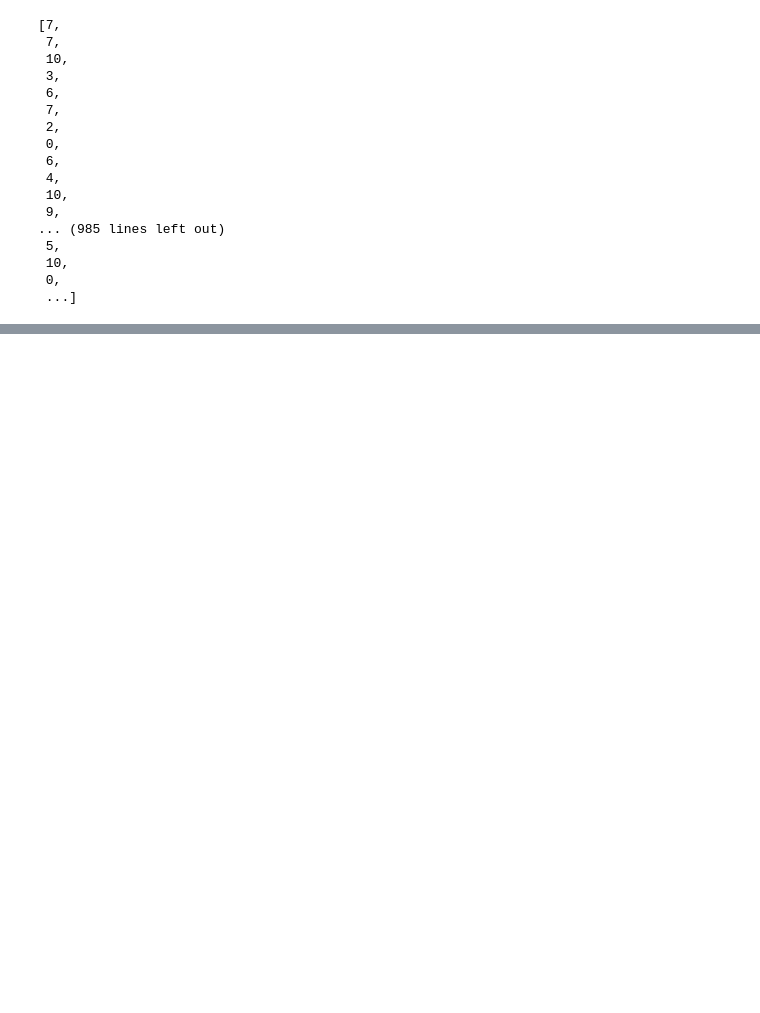
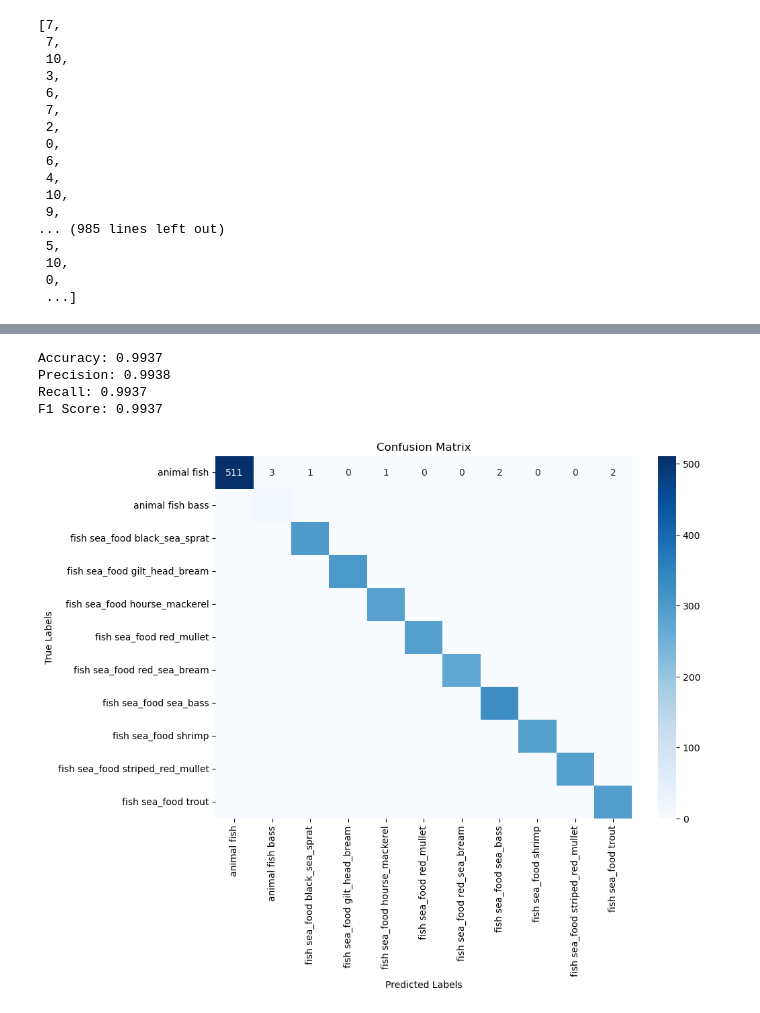
Before and after one commit to Ragnor16/FIsh-classification, a Jupyter notebook: fish.ipynb, the cells around one changed output, grey strips where cells are left out. Saved outputs shown, nothing was run; the diff lists cells and outputs as text; code cells hidden in the pictures; blank space fills up the shorter version.

```diff
--- a/fish.ipynb
+++ b/fish.ipynb
@@ -271,0 +282,2 @@ Predicted Class Name: fish sea_food red_sea_bream
+# %%
+y_true = test_images.classes
@@ -271,0 +288,6 @@ Predicted Class Name: fish sea_food red_sea_bream
+# %%
+import numpy as np
+
+# Predict on test data
+y_pred_probs = model.predict(test_images)  # Get softmax probabilities
+y_pred = np.argmax(y_pred_probs, axis=1)  # Convert probabilities to class indices
@@ -271,0 +296,34 @@ Predicted Class Name: fish sea_food red_sea_bream
+# %%
+from sklearn.metrics import accuracy_score, precision_score, recall_score, f1_score, confusion_matrix
+import seaborn as sns
+import matplotlib.pyplot as plt
+
+# Compute metrics
+accuracy = accuracy_score(y_true, y_pred)
+precision = precision_score(y_true, y_pred, average='weighted')
+recall = recall_score(y_true, y_pred, average='weighted')
+f1 = f1_score(y_true, y_pred, average='weighted')
+
+print(f"Accuracy: {accuracy:.4f}")
+print(f"Precision: {precision:.4f}")
+print(f"Recall: {recall:.4f}")
+print(f"F1 Score: {f1:.4f}")
+
+# Compute confusion matrix
+conf_matrix = confusion_matrix(y_true, y_pred)
+
+# Plot confusion matrix
+plt.figure(figsize=(10, 7))
+sns.heatmap(conf_matrix, annot=True, fmt="d", cmap="Blues",
+            xticklabels=test_images.class_indices.keys(),  # Label names
+            yticklabels=test_images.class_indices.keys())
+plt.xlabel("Predicted Labels")
+plt.ylabel("True Labels")
+plt.title("Confusion Matrix")
+plt.show()
+# %% [output]
+Accuracy: 0.9937
+Precision: 0.9938
+Recall: 0.9937
+F1 Score: 0.9937
+[figure, added]
```
Also changed, not shown: parts of 9 cells of this notebook, 2 other files.
